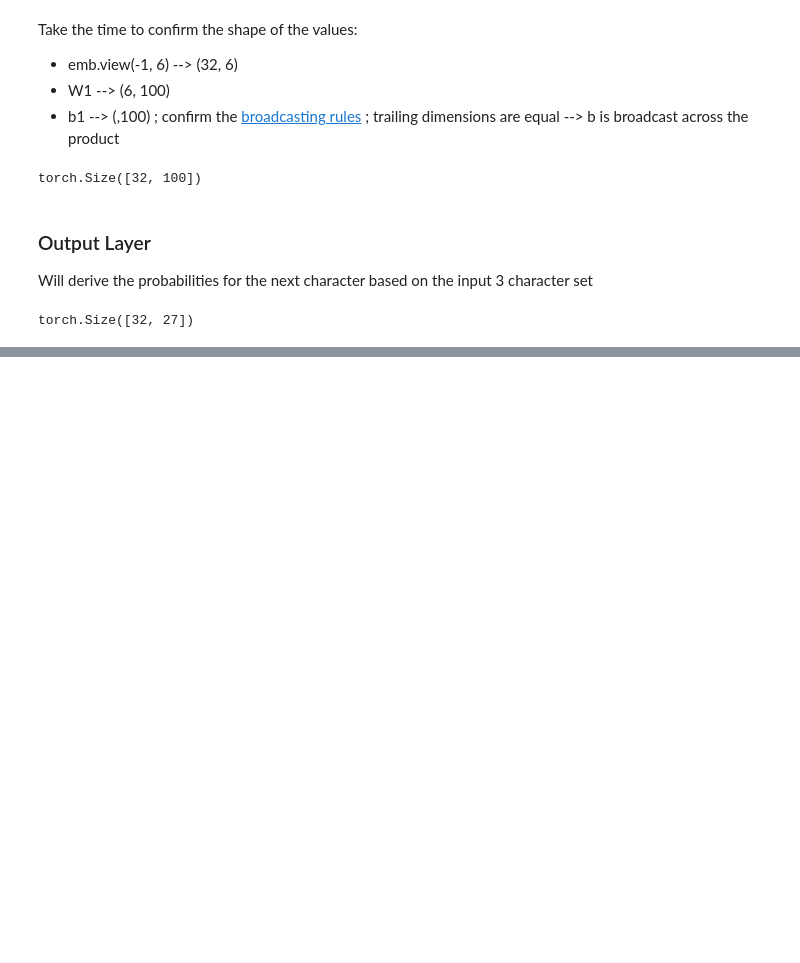
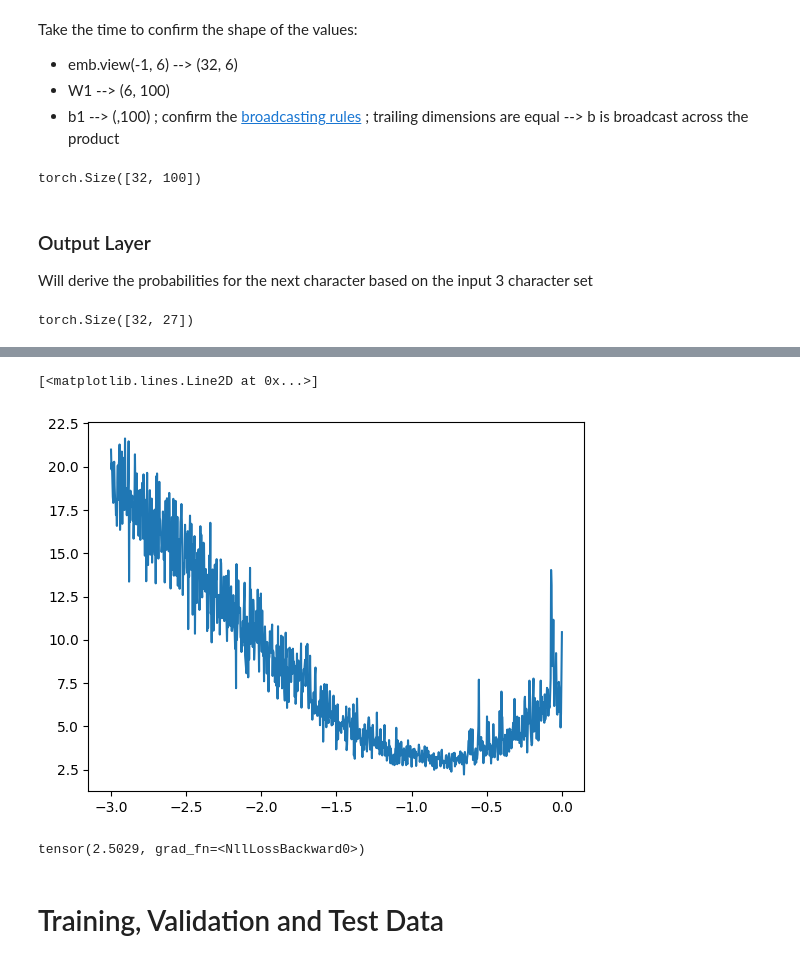
Before and after one commit to Cameron-Grams/BASICS, a Jupyter notebook: Makemore/MLP_1.ipynb, the cells around one changed output, grey strips where cells are left out. Drawn from its saved outputs; the diff is of its cells as text; code cells hidden in the pictures; blank space fills up the shorter version.

```diff
--- a/Makemore/MLP_1.ipynb
+++ b/Makemore/MLP_1.ipynb
@@ -235,0 +382,39 @@ tensor([1.5532e-15, 9.8704e-10, 3.7192e-05, 5.2907e-02, 4.0825e-04, 1.9278e-08,
+# %%
+# linear steps between the exponents to create the learning rates
+lre = torch.linspace(-3, 0, 1000) # negative decimal values --> increase towards 1
+lrs = 10**lre
+# lrs
+# %%
+# index into the linspace of learning rates
+lri = []
+lossi = []
+
+for i in range(1000):
+    # forward pass
+
+    # with mini-batch:
+    ix = torch.randint(0, X.shape[0], (32,))  # sample size of 32
+
+    emb = C[X[ix]] # (32, 3, 2) based on the sample size
+    h = torch.tanh(emb.view(-1, 6) @ W1 + b1) # (32, 100)
+    logits = h @ W2 + b2 # (32, 27)
+    loss = F.cross_entropy(logits, Y[ix])
+    print(loss.item())
+
+    # backward pass
+    for p in parameters:
+        p.grad = None
+    loss.backward()
+
+    # update
+    lr = lrs[i]
+
+    for p in parameters:
+        p.data += - lr * p.grad  # gradient based on a smaller number of samples is less accurate
+                                 # this is a trade-off for more/faster iterations of the process
+
+    # tracking
+    lri.append(lre[i])
+    lossi.append(loss.item())
+
+# print(loss.item())
@@ -235,0 +439,9 @@ tensor([1.5532e-15, 9.8704e-10, 3.7192e-05, 5.2907e-02, 4.0825e-04, 1.9278e-08,
+# %%
+# examine the learning rates and loss
+# plt.plot(lri, lossi)
+
+# examine the exponents used to create the learning rates
+plt.plot(lri, lossi)  # x-axis is the exponents of the learning rates
+# %% [output]
+[<matplotlib.lines.Line2D at 0x...>]
+[figure, added]
@@ -235,0 +484,11 @@ tensor([1.5532e-15, 9.8704e-10, 3.7192e-05, 5.2907e-02, 4.0825e-04, 1.9278e-08,
+# %%
+# evaluate the full dataset
+emb = C[X]
+h = torch.tanh(emb.view(-1, 6) @ W1 + b1)
+logits = h @ W2 + b2
+loss = F.cross_entropy(logits, Y)
+loss
+# %% [output]
+tensor(2.5029, grad_fn=<NllLossBackward0>)
+# %% [markdown]
+# Training, Validation and Test Data
```
Also changed, not shown: parts of 67 cells of this notebook, 3 other files.
